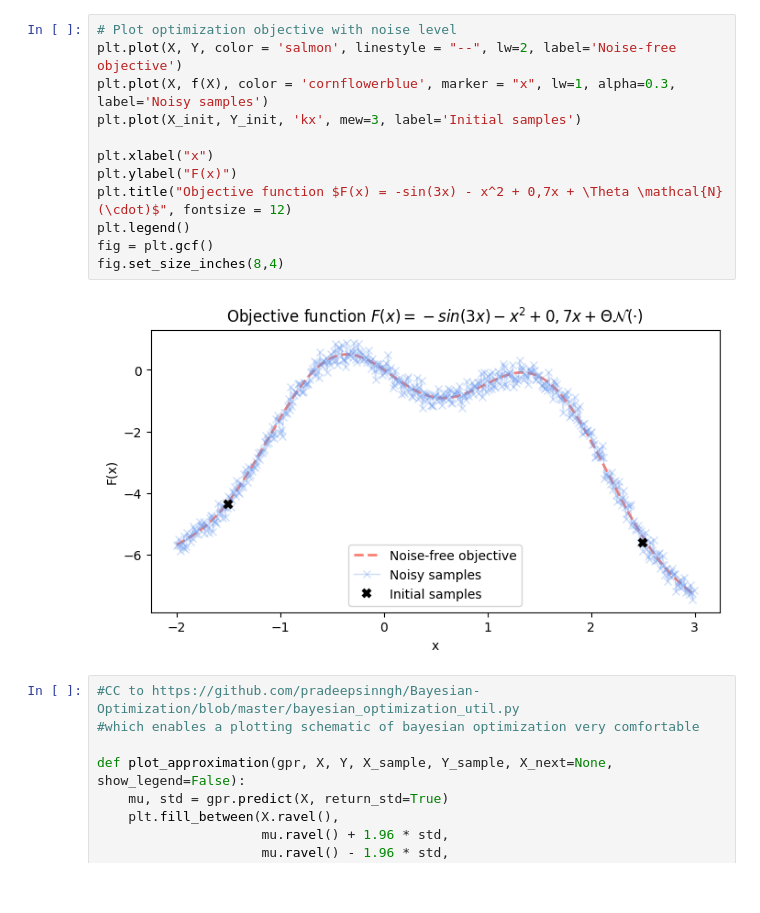
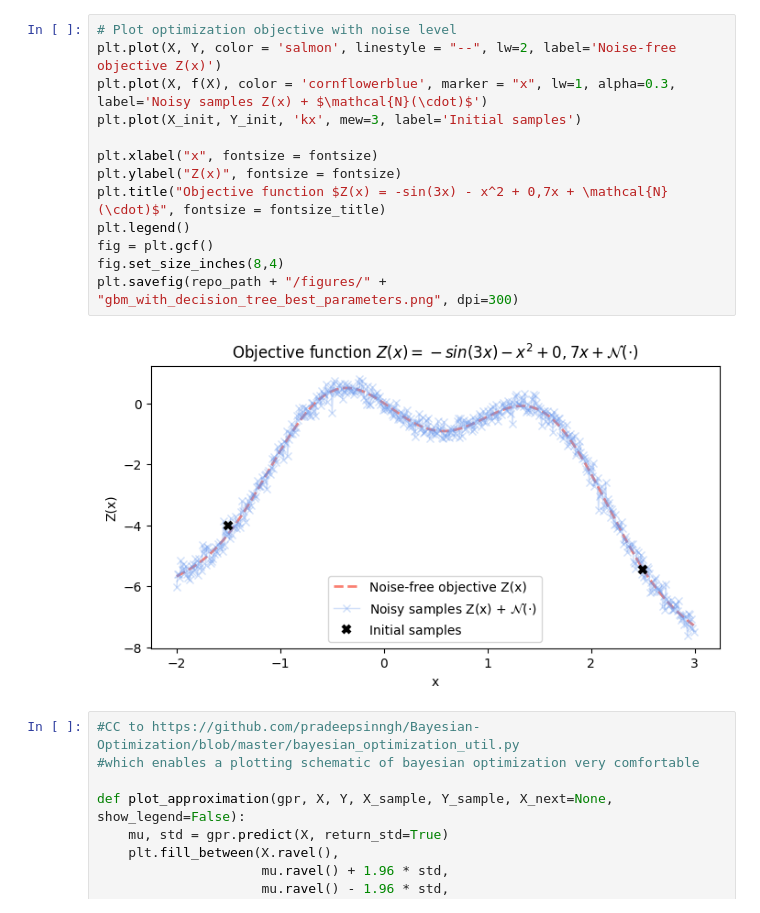
Before and after one commit to probabilis/bs_ml, a Jupyter notebook: from_scratch/bayesian_optimization_from_scratch.ipynb, the cells around one changed output. Cells and saved outputs as stored; diff of their text form.

```diff
--- a/from_scratch/bayesian_optimization_from_scratch.ipynb
+++ b/from_scratch/bayesian_optimization_from_scratch.ipynb
@@ -27,18 +39,19 @@ Y_init = f(X_init)
 Y = f(X,0)
 # %%
 # Plot optimization objective with noise level
-plt.plot(X, Y, color = 'salmon', linestyle = "--", lw=2, label='Noise-free objective')
-plt.plot(X, f(X), color = 'cornflowerblue', marker = "x", lw=1, alpha=0.3, label='Noisy samples')
+plt.plot(X, Y, color = 'salmon', linestyle = "--", lw=2, label='Noise-free objective Z(x)')
+plt.plot(X, f(X), color = 'cornflowerblue', marker = "x", lw=1, alpha=0.3, label='Noisy samples Z(x) + $\mathcal{N}(\cdot)$')
 plt.plot(X_init, Y_init, 'kx', mew=3, label='Initial samples')
 
-plt.xlabel("x")
-plt.ylabel("F(x)")
-plt.title("Objective function $F(x) = -sin(3x) - x^2 + 0,7x + \Theta \mathcal{N}(\cdot)$", fontsize = 12)
+plt.xlabel("x", fontsize = fontsize)
+plt.ylabel("Z(x)", fontsize = fontsize)
+plt.title("Objective function $Z(x) = -sin(3x) - x^2 + 0,7x + \mathcal{N}(\cdot)$", fontsize = fontsize_title)
 plt.legend()
 fig = plt.gcf()
 fig.set_size_inches(8,4)
+plt.savefig(repo_path + "/figures/" + "gbm_with_decision_tree_best_parameters.png", dpi=300)
 # %% [output]
-[figure, old version]
+[figure, new version]
 # %%
 #CC to https://github.com/pradeepsinngh/Bayesian-Optimization/blob/master/bayesian_optimization_util.py
 #which enables a plotting schematic of bayesian optimization very comfortable
```
Also changed, not shown: parts of 1 cell of this notebook, 7 other files.
